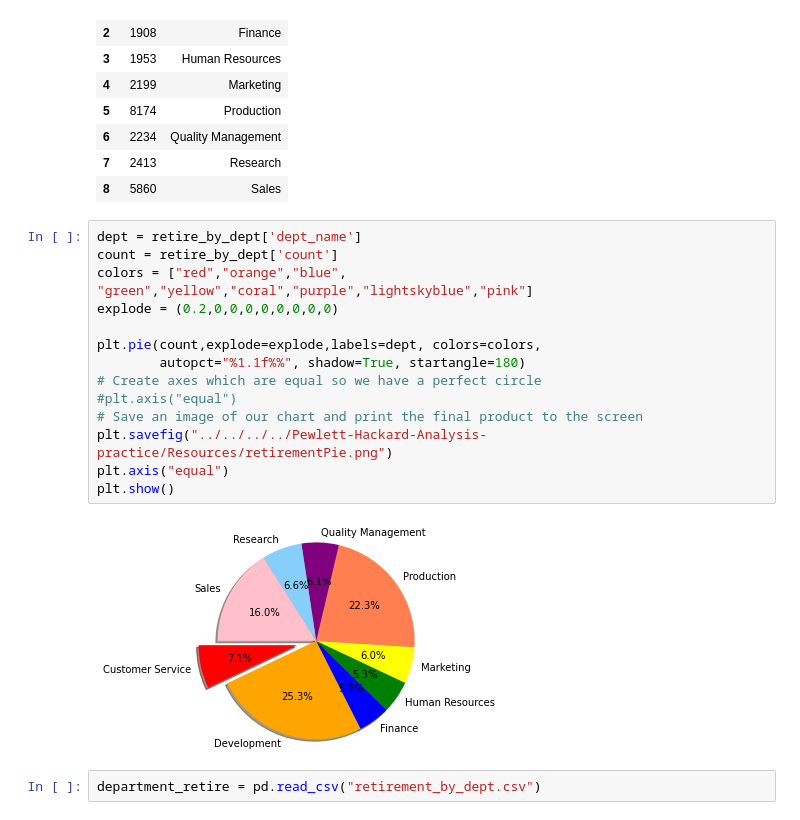
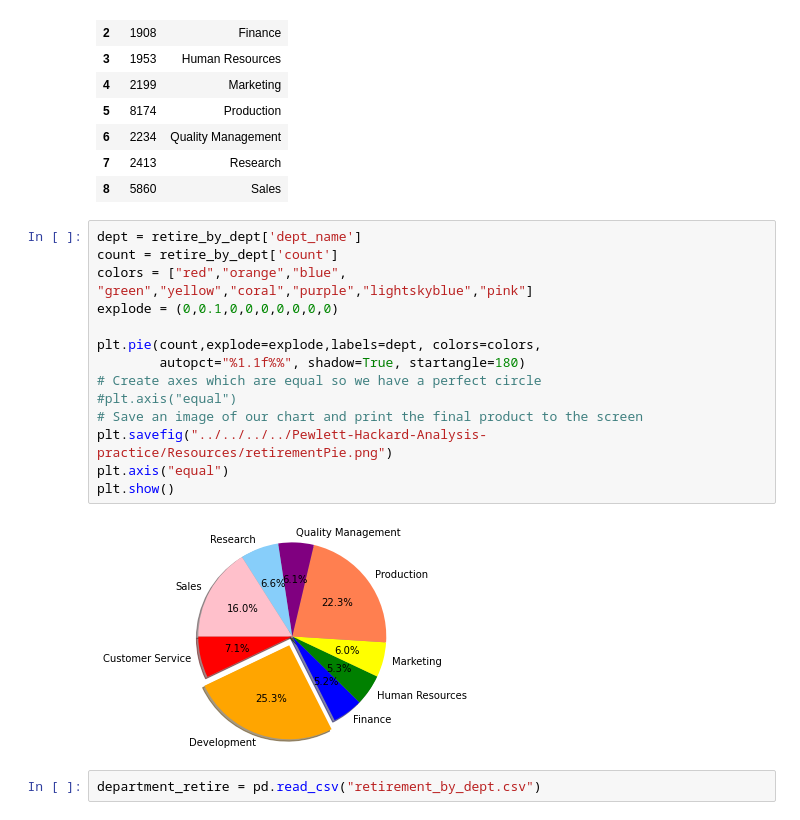
Before and after one commit to Cthompsonlbi/Pewlett-Hackard-Analysis-practice, a Jupyter notebook: Analysis Projects Folder/Pewlett-Hackard-Analysis Folder/data/PHVisuals.ipynb, the cells around one changed output. Drawn from its saved outputs; the diff is of its cells as text.

Commit message:
pie chart fix

```diff
--- a/Analysis Projects Folder/Pewlett-Hackard-Analysis Folder/data/PHVisuals.ipynb
+++ b/Analysis Projects Folder/Pewlett-Hackard-Analysis Folder/data/PHVisuals.ipynb
@@ -22,19 +22,19 @@ retire_by_dept
 # %%
 dept = retire_by_dept['dept_name']
 count = retire_by_dept['count']
 colors = ["red","orange","blue", "green","yellow","coral","purple","lightskyblue","pink"]
-explode = (0.2,0,0,0,0,0,0,0,0)
+explode = (0,0.1,0,0,0,0,0,0,0)
 
 plt.pie(count,explode=explode,labels=dept, colors=colors,
         autopct="%1.1f%%", shadow=True, startangle=180)
 # Create axes which are equal so we have a perfect circle
 #plt.axis("equal")
 # Save an image of our chart and print the final product to the screen
 plt.savefig("../../../../Pewlett-Hackard-Analysis-practice/Resources/retirementPie.png")
 plt.axis("equal")
 plt.show()
 # %% [output]
-[figure, old version]
+[figure, new version]
 # %%
 department_retire = pd.read_csv("retirement_by_dept.csv")
 # %%
```
Also changed, not shown: 1 other file.
